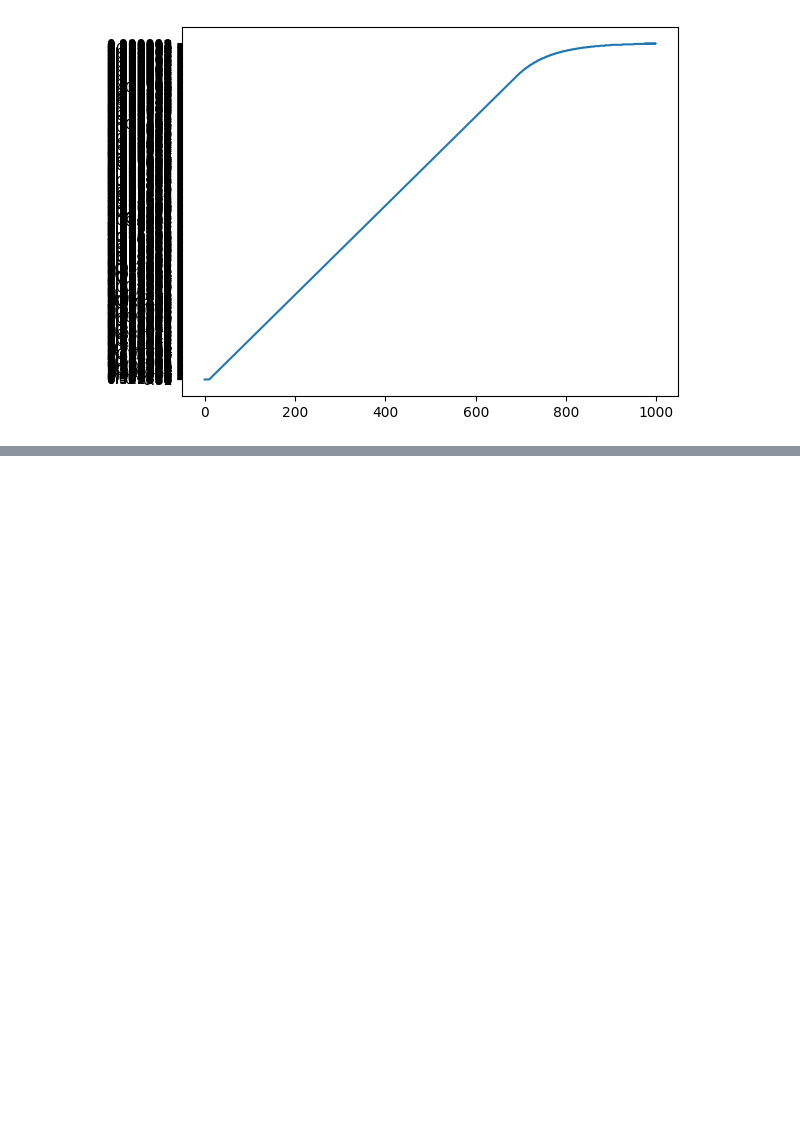
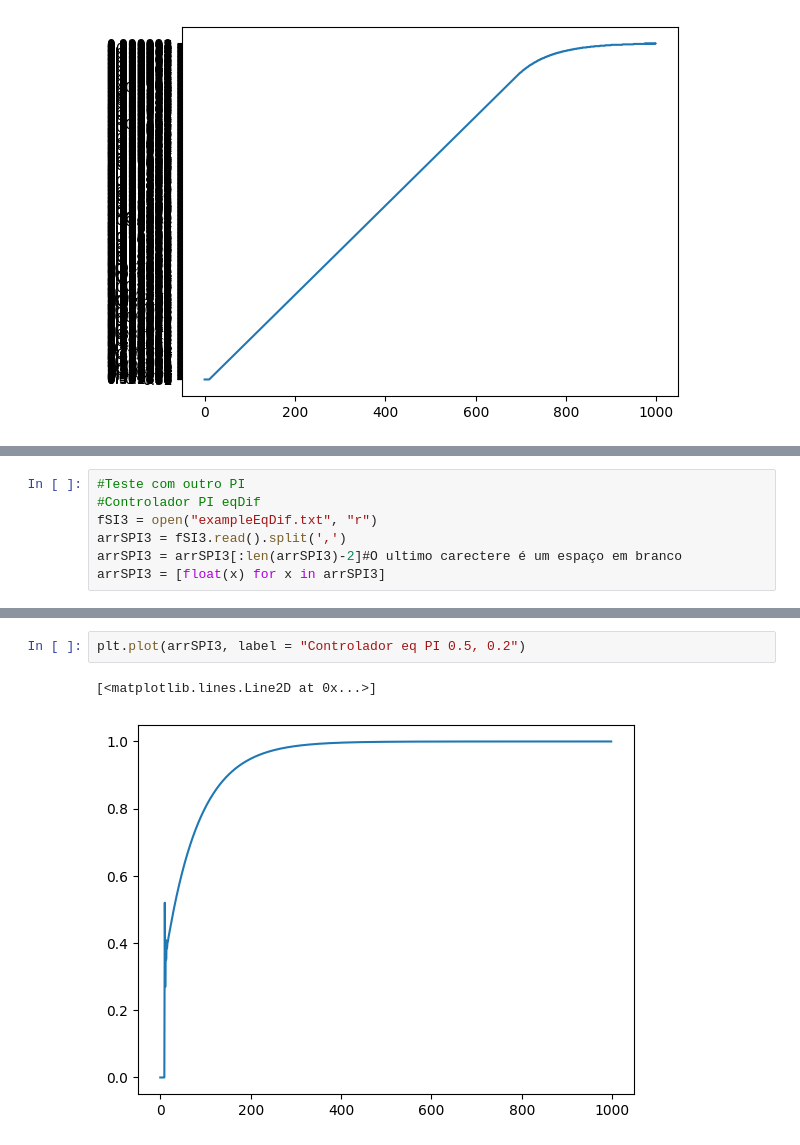
Before and after one commit to JoaoYukio/PCO119, a Jupyter notebook: Parte_Max/simulacaoControle/visualizacao.ipynb, the cells around one changed output, grey strips where cells are left out. Drawn from its saved outputs; the diff is of its cells as text; blank space fills up the shorter version.

```diff
--- a/Parte_Max/simulacaoControle/visualizacao.ipynb
+++ b/Parte_Max/simulacaoControle/visualizacao.ipynb
@@ -182,0 +200,7 @@ plt.plot(arrPIeq, label = "Controlador eq PI 0.5, 0.2")
+# %%
+#Teste com outro PI
+#Controlador PI eqDif
+fSI3 = open("exampleEqDif.txt", "r")
+arrSPI3 = fSI3.read().split(',')
+arrSPI3 = arrSPI3[:len(arrSPI3)-2]#O ultimo carectere é um espaço em branco
+arrSPI3 = [float(x) for x in arrSPI3]
@@ -182,0 +221,5 @@ plt.plot(arrPIeq, label = "Controlador eq PI 0.5, 0.2")
+# %%
+plt.plot(arrSPI3, label = "Controlador eq PI 0.5, 0.2")
+# %% [output]
+[<matplotlib.lines.Line2D at 0x...>]
+[figure, added]
```
Also changed, not shown: parts of 12 cells of this notebook, 9 other files.
